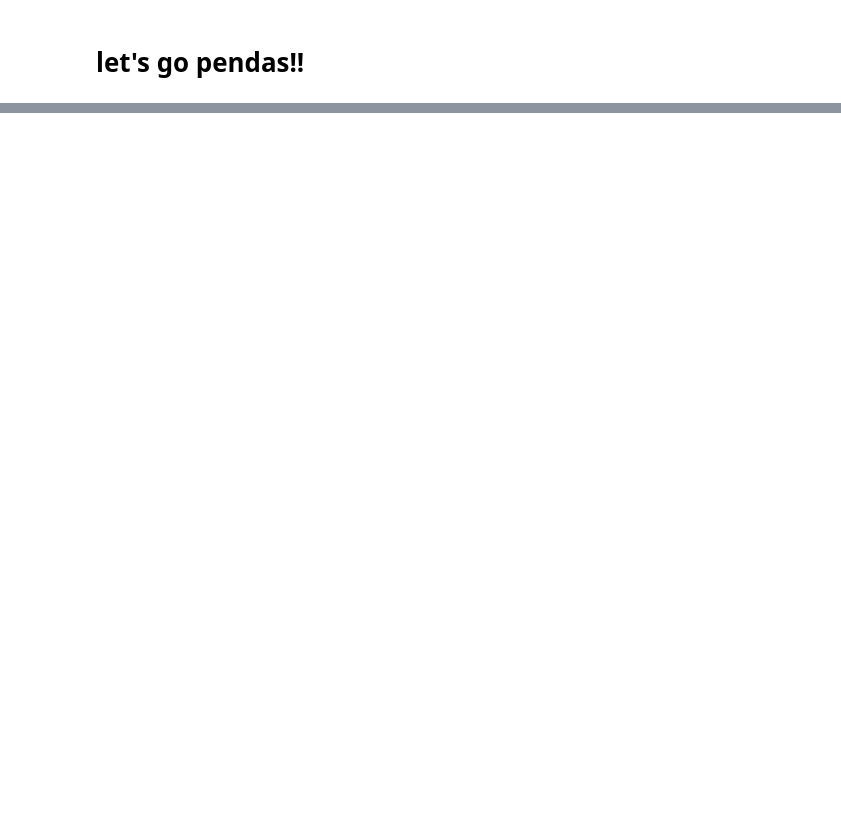
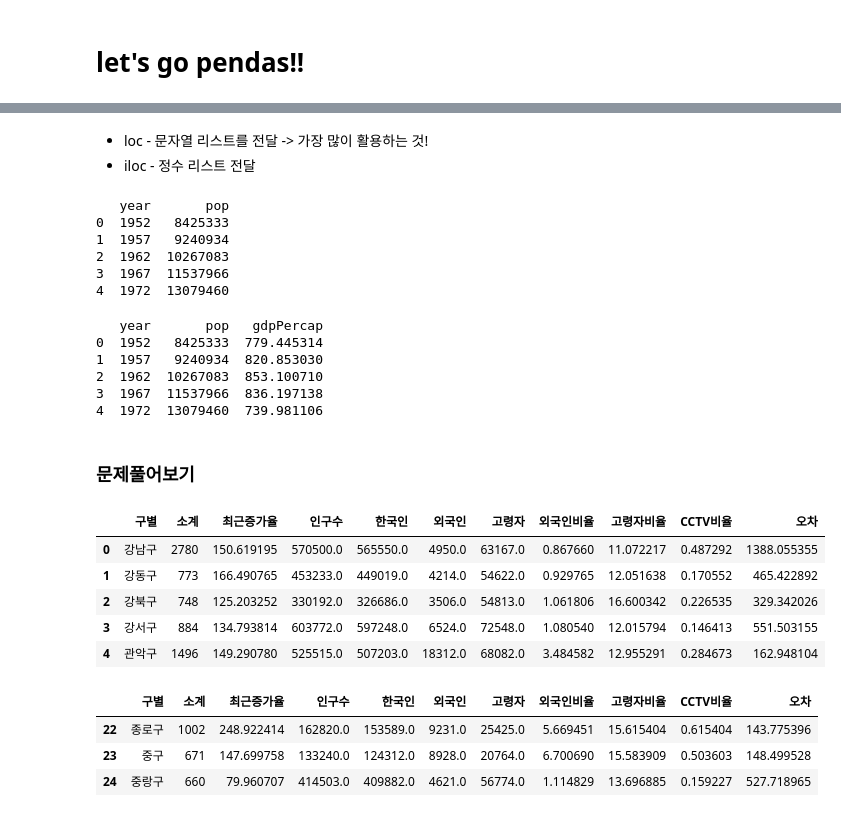
Before and after one commit to pentagram5/Python_study, a Jupyter notebook: 20200514 pandas 실습.ipynb, the cells around one changed output, grey strips where cells are left out. Saved outputs shown, nothing was run; the diff lists cells and outputs as text; code cells hidden in the pictures; blank space fills up the shorter version.

```diff
--- a/20200514 pandas 실습.ipynb
+++ b/20200514 pandas 실습.ipynb
@@ -29,0 +199,46 @@ df
+# %% [markdown]
+* loc - 문자열 리스트를 전달 -> 가장 많이 활용하는 것!
+* iloc - 정수 리스트 전달
+# %%
+subset = df.loc[:, ['year', 'pop']]
+#lod[행시작:행끝, [원하는 컬럼명]]
+# 특정 데이터만 쏙쏙뽑아낼 수 이찌요
+
+print(subset.head())
+# %% [output]
+   year       pop
+0  1952   8425333
+1  1957   9240934
+2  1962  10267083
+3  1967  11537966
+4  1972  13079460
+# %%
+subset = df.iloc[:, [2,4,-1]]
+#iloc[행시작:행끝, [컬럼번호, 컬럼번호, -1(마지막컬럼)]]
+print(subset.head())
+# %% [output]
+   year       pop   gdpPercap
+0  1952   8425333  779.445314
+1  1957   9240934  820.853030
+2  1962  10267083  853.100710
+3  1967  11537966  836.197138
+4  1972  13079460  739.981106
+# %% [markdown]
+### 문제풀어보기
+# %%
+cctv = pd.read_csv('../data/CCTV.csv', sep =',')
+cctv.head(n=5)
+# %% [output]
+|  | 구별 | 소계 | 최근증가율 | 인구수 | 한국인 | 외국인 | 고령자 | 외국인비율 | 고령자비율 | CCTV비율 | 오차 |
+| 0 | 강남구 | 2780 | 150.619195 | 570500.0 | 565550.0 | 4950.0 | 63167.0 | 0.867660 | 11.072217 | 0.487292 | 1388.055355 |
+| 1 | 강동구 | 773 | 166.490765 | 453233.0 | 449019.0 | 4214.0 | 54622.0 | 0.929765 | 12.051638 | 0.170552 | 465.422892 |
+| 2 | 강북구 | 748 | 125.203252 | 330192.0 | 326686.0 | 3506.0 | 54813.0 | 1.061806 | 16.600342 | 0.226535 | 329.342026 |
+| 3 | 강서구 | 884 | 134.793814 | 603772.0 | 597248.0 | 6524.0 | 72548.0 | 1.080540 | 12.015794 | 0.146413 | 551.503155 |
+| 4 | 관악구 | 1496 | 149.290780 | 525515.0 | 507203.0 | 18312.0 | 68082.0 | 3.484582 | 12.955291 | 0.284673 | 162.948104 |
+# %%
+cctv.tail(n=3)
+# %% [output]
+|  | 구별 | 소계 | 최근증가율 | 인구수 | 한국인 | 외국인 | 고령자 | 외국인비율 | 고령자비율 | CCTV비율 | 오차 |
+| 22 | 종로구 | 1002 | 248.922414 | 162820.0 | 153589.0 | 9231.0 | 25425.0 | 5.669451 | 15.615404 | 0.615404 | 143.775396 |
+| 23 | 중구 | 671 | 147.699758 | 133240.0 | 124312.0 | 8928.0 | 20764.0 | 6.700690 | 15.583909 | 0.503603 | 148.499528 |
+| 24 | 중랑구 | 660 | 79.960707 | 414503.0 | 409882.0 | 4621.0 | 56774.0 | 1.114829 | 13.696885 | 0.159227 | 527.718965 |
```
Also changed, not shown: parts of 60 cells of this notebook, 2 other files.
